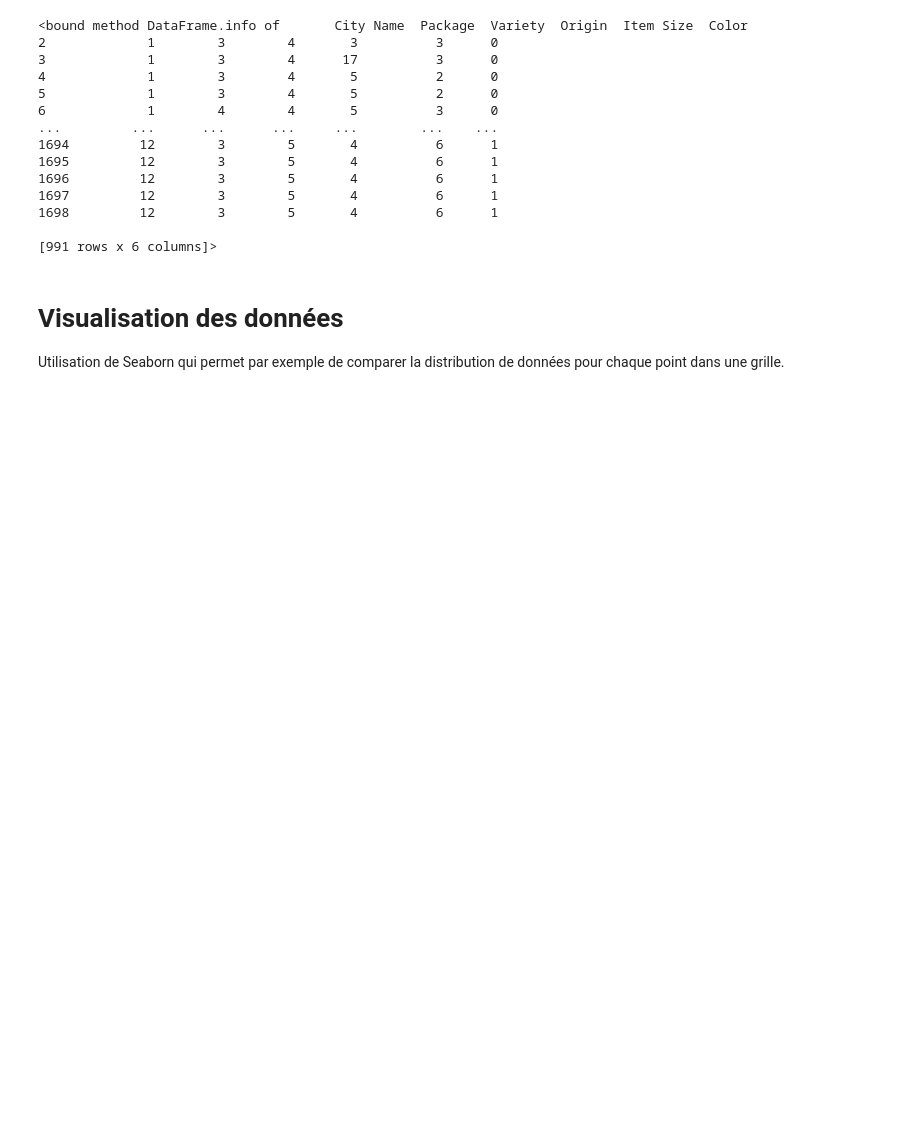
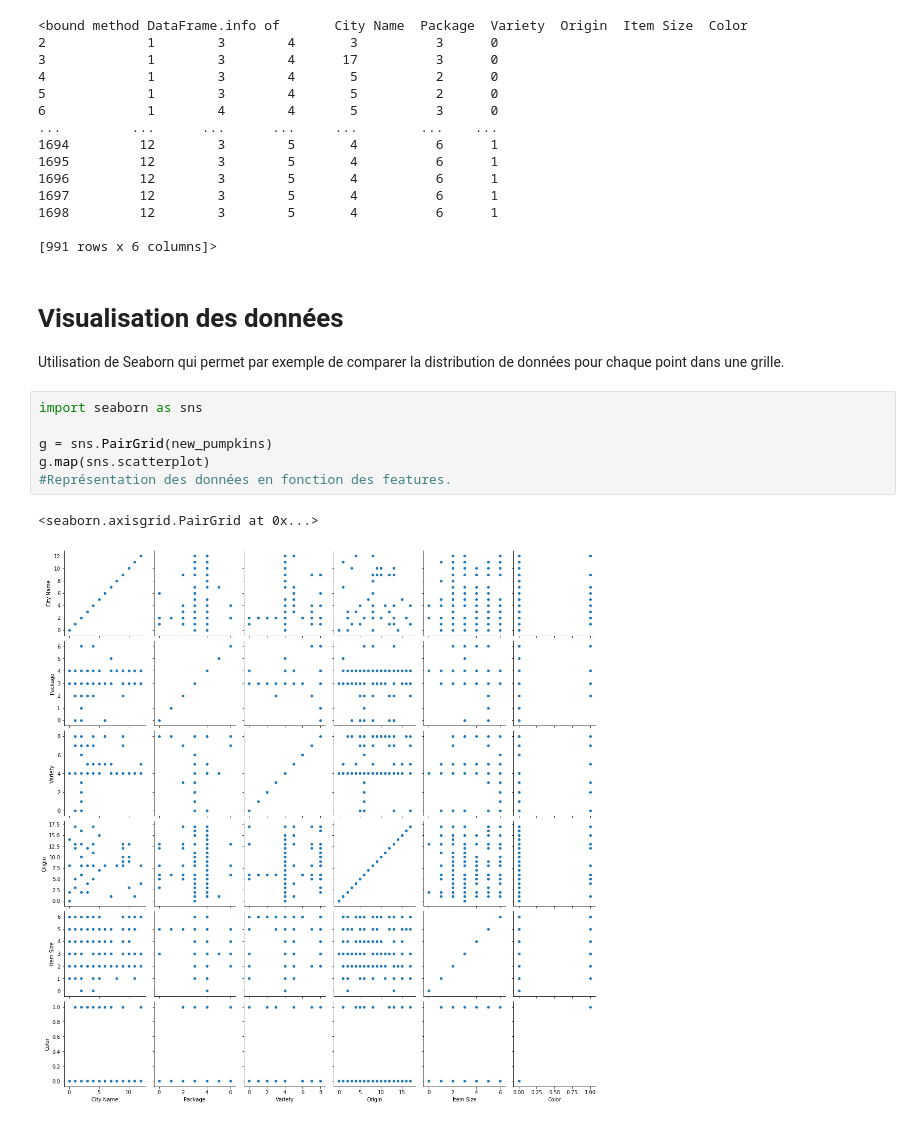
Before and after one commit to RudyLo/MIRCROSOFT_Intro_Machine_Learning, a Jupyter notebook: Part 4 - Logistic Regression.ipynb, the cells around one changed output. Cells and saved outputs as stored; diff of their text form; blank space fills up the shorter version.

```diff
--- a/Part 4 - Logistic Regression.ipynb
+++ b/Part 4 - Logistic Regression.ipynb
@@ -35,3 +35,12 @@ new_pumpkins.info
 # Visualisation des données
 
 Utilisation de Seaborn qui permet par exemple de comparer la distribution de données pour chaque point dans une grille.
+# %%
+import seaborn as sns
+
+g = sns.PairGrid(new_pumpkins)
+g.map(sns.scatterplot)
+#Représentation des données en fonction des features.
+# %% [output]
+<seaborn.axisgrid.PairGrid at 0x...>
+[figure, added]
```
Also changed, not shown: parts of 2 cells of this notebook.
